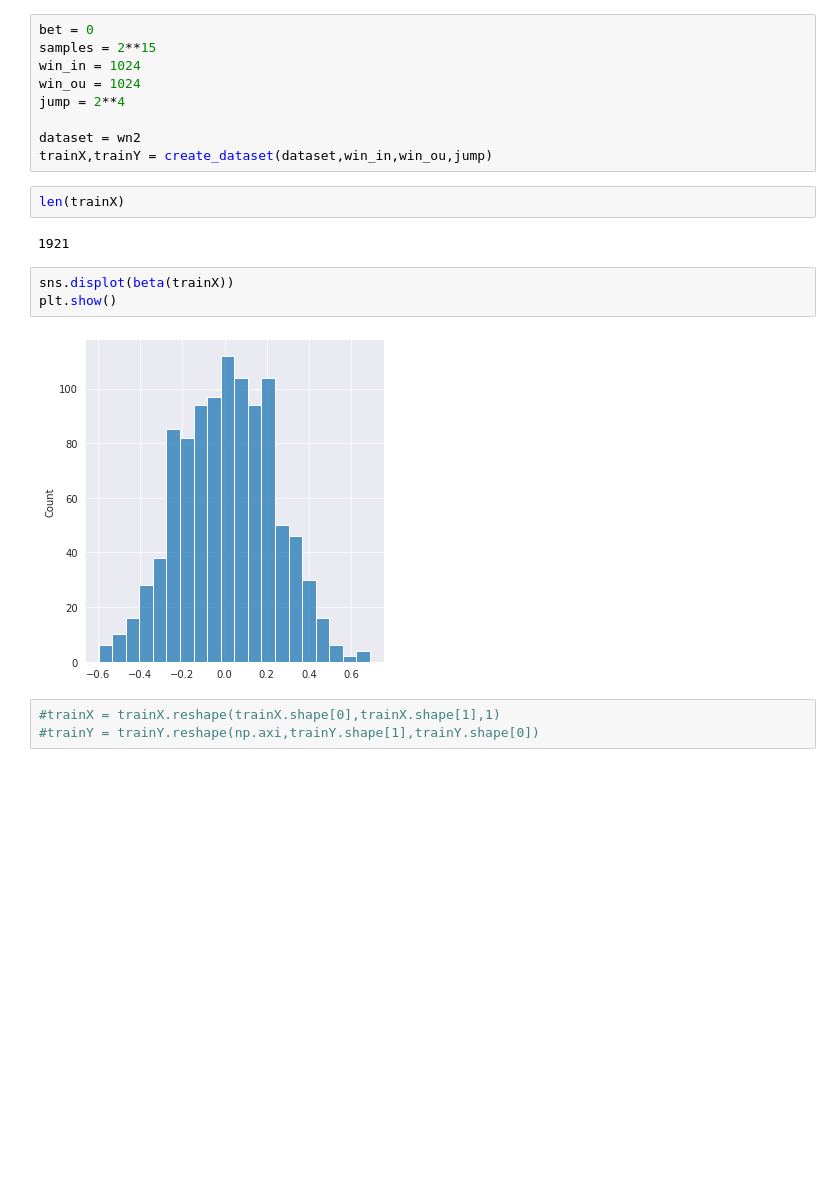
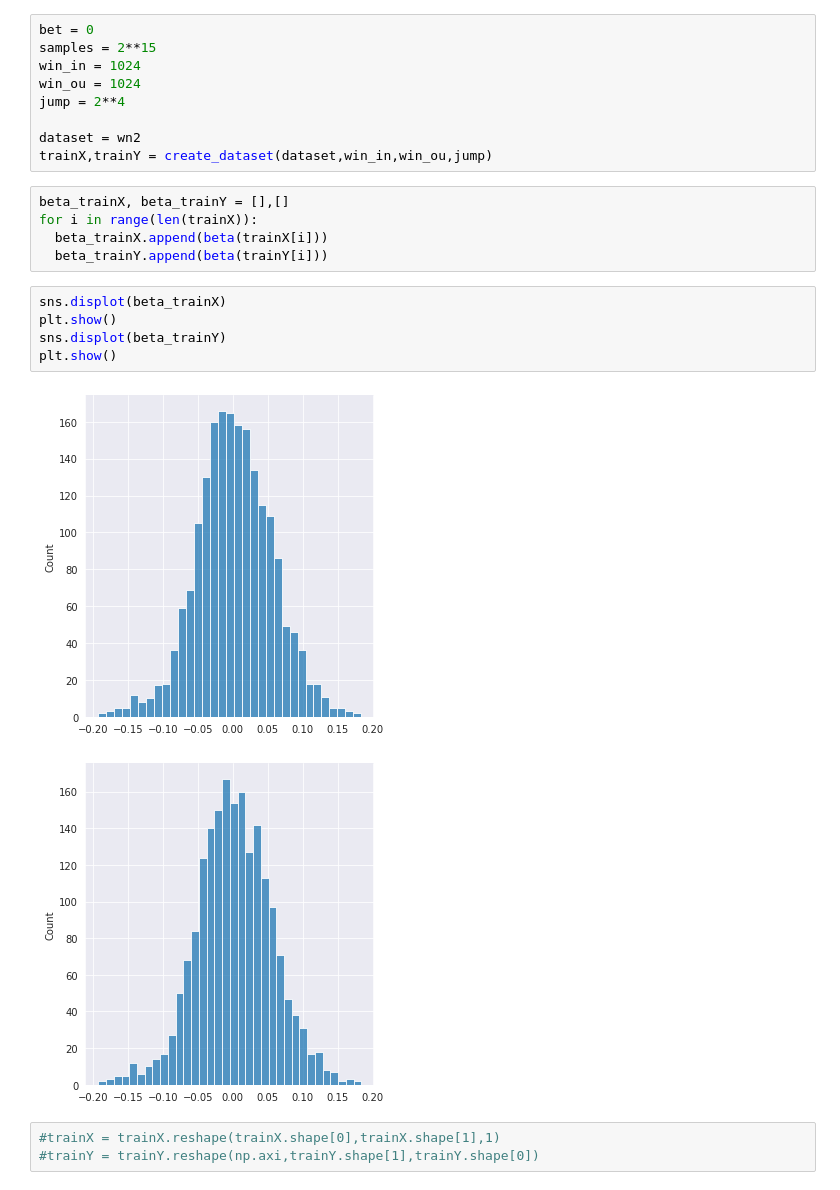
Before and after one commit to barauna-lo/Colored_Noise, a Jupyter notebook: RNN_PSD_prediction.ipynb, the cells around one changed output. Cells and saved outputs as stored; diff of their text form; blank space fills up the shorter version.

```diff
--- a/RNN_PSD_prediction.ipynb
+++ b/RNN_PSD_prediction.ipynb
@@ -293,15 +289,19 @@ jump = 2**4
 
 dataset = wn2
 trainX,trainY = create_dataset(dataset,win_in,win_ou,jump)
-# %%
-len(trainX)
-# %% [output]
-1921
+# %%
+beta_trainX, beta_trainY = [],[]
+for i in range(len(trainX)):
+  beta_trainX.append(beta(trainX[i]))
+  beta_trainY.append(beta(trainY[i]))
 # %%
-sns.displot(beta(trainX))
+sns.displot(beta_trainX)
 plt.show()
+sns.displot(beta_trainY)
+plt.show()
 # %% [output]
-[figure, old version]
+[figure, new version]
+[figure, added]
 # %%
 #trainX = trainX.reshape(trainX.shape[0],trainX.shape[1],1)
 #trainY = trainY.reshape(np.axi,trainY.shape[1],trainY.shape[0])
```
Also changed, not shown: parts of 14 cells of this notebook.
